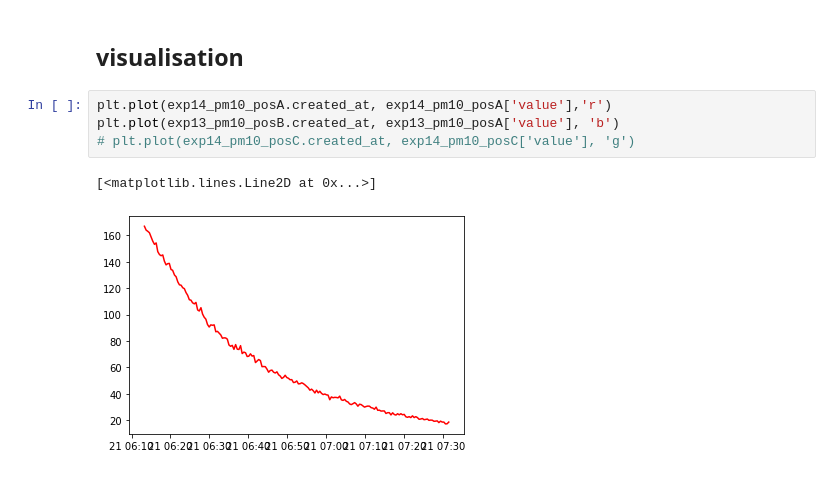
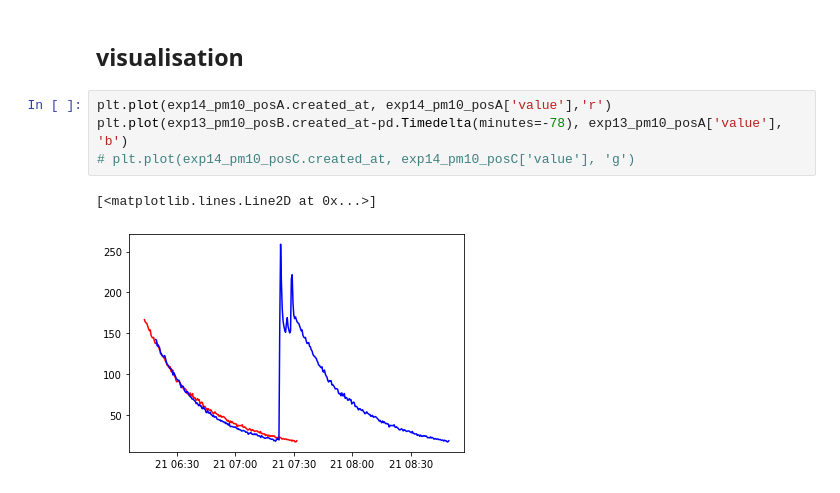
Before and after one commit to yuyouyou032/ph11, a Jupyter notebook: data/analysis.ipynb, the cells around one changed output. Drawn from its saved outputs; the diff is of its cells as text.

```diff
--- a/data/analysis.ipynb
+++ b/data/analysis.ipynb
@@ -188,8 +188,8 @@ exp14_pm25_posC = extract('data/pm25-20221223-1313.csv', (2022, 12, 21, 14, 13),
 ## visualisation
 # %%
 plt.plot(exp14_pm10_posA.created_at, exp14_pm10_posA['value'],'r')
-plt.plot(exp13_pm10_posB.created_at, exp13_pm10_posA['value'], 'b')
+plt.plot(exp13_pm10_posB.created_at-pd.Timedelta(minutes=-78), exp13_pm10_posA['value'], 'b')
 # plt.plot(exp14_pm10_posC.created_at, exp14_pm10_posC['value'], 'g')
 # %% [output]
 [<matplotlib.lines.Line2D at 0x...>]
-[figure, old version]
+[figure, new version]
```
Also changed, not shown: parts of 1 cell of this notebook.
